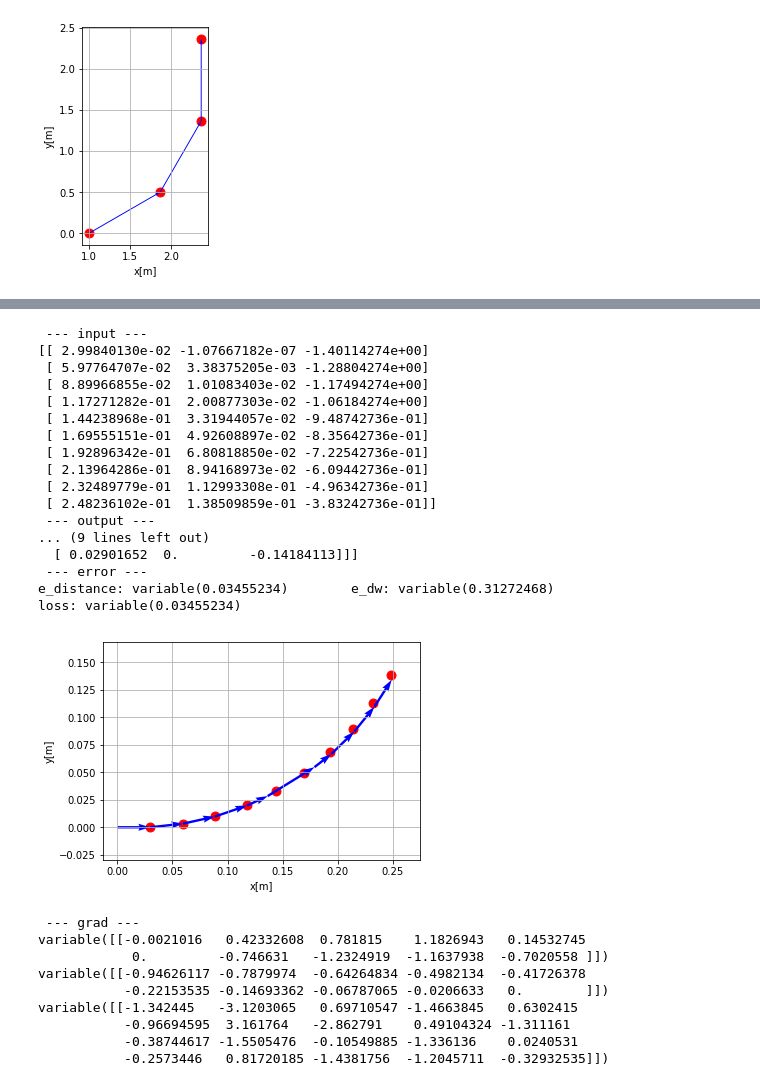
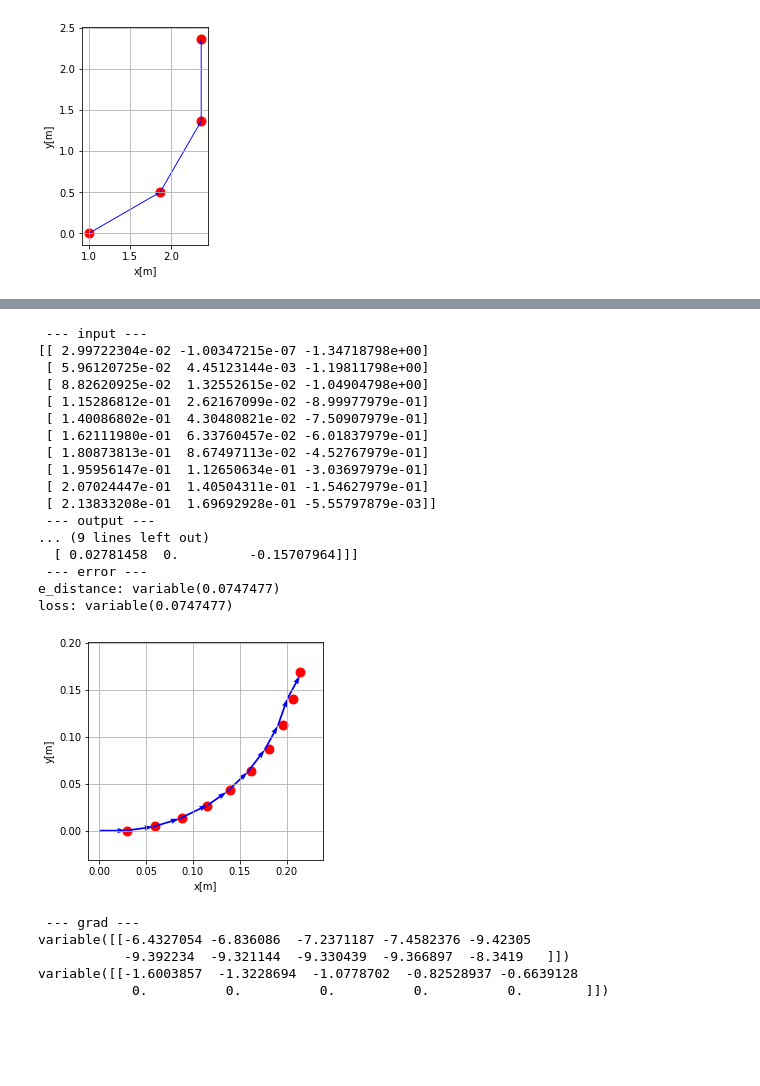
Before and after one commit to yotaseki/ROS-Cart, a Jupyter notebook: script/Train.ipynb, the cells around one changed output, grey strips where cells are left out. Drawn from its saved outputs; the diff is of its cells as text; code cells hidden in the pictures; blank space fills up the shorter version.

Commit message:
terminal cost

```diff
--- a/script/Train.ipynb
+++ b/script/Train.ipynb
@@ -277,22 +278,23 @@ def loss_function(y, y_true,disp_loss=0):
     dmesg = ''
     z_true = y_true
     z_oplus = calc_oplus(y)
-    # distance
+    # distance - stage cost
     e_distance = error_squares(z_oplus[0],z_true[0])
-    for i in range(1,DATA_NUM_WAYPOINTS):
+    for i in range(1,DATA_NUM_WAYPOINTS-1):
         e_distance = e_distance + error_squares(z_oplus[i],z_true[i])
+    # distance - terminal cost
+    e_distance = e_distance + 10 * error_squares(z_oplus[-1],z_true[-1])
     dmesg = dmesg + 'e_distance: ' + str(e_distance) + '\t'
     '''
     e_diff_v = error_diff_v(y[0,0],y[0,1])
     for i in range(2,DATA_NUM_STEP):
         e_diff_v = e_diff_v + error_diff_v(y[0,i-1],y[0,i])
     dmesg = dmesg + 'e_dv: ' + str(e_diff_v) + '\t'
-    '''
     e_diff_w = error_diff_v(y[0,0],y[0,1])
     for i in range(2,DATA_NUM_STEP):
         e_diff_w = e_diff_w + error_diff_w(y[0,i-1],y[0,i])
     dmesg = dmesg + 'e_dw: ' + str(e_diff_w) + '\t'
-
+    '''
     loss = (1 * e_distance)
     #loss = loss + (1 * e_lim_w)
     #loss = loss + (1 * e_lim_v)
@@ -351,10 +351,16 @@ def train(model,X,epoch=10):
     plt.text(len(AvgLoss)-1, AvgLoss[-1],str(AvgLoss[-1]),ha='center',va='top' )
     return model, fig
 # %%
-EPOCH = 5
+EPOCH = 10
 model = Generator(DATA_NUM_WAYPOINTS,DATA_NUM_STEP)
 start_time = '{0:%Y/%m/%d %H:%M:%S}'.format(datetime.datetime.now())
-model, fig = train(model,X_train,epoch=EPOCH)
+if settings.gpu_index >= 0:
+    cuda.cupy.cuda.Device(settings.gpu_index).use()
+    model.to_gpu(settings.gpu_index)
+opt = optimizers.Adam()
+opt.setup(model)
+model,fig = train(model,opt,X_train,epoch=EPOCH)
+model,fig = train(model,opt,X_train,epoch=EPOCH,clipping=1)
 finish_time = '{0:%Y/%m/%d %H:%M:%S}'.format(datetime.datetime.now())
 print('start:',start_time)
 print('finish:',finish_time)
@@ -414,69 +432,65 @@ x_test = xp.array(
     , dtype = xp.float32)
 '''
 x = xp.ravel(x_test[:,0:2])
-x = Variable(xp.array([x],dtype=xp.float32))
+x = xp.array([x],dtype=xp.float32)
 y_v,y_w = model(x)
 # clip
 v_limit = DATA_MAX_V_STEP
 w_limit = DATA_MAX_W_STEP
-v = F.clip(y_v,-v_limit,v_limit)
+v = F.clip(y_v,0.0,v_limit)
 w = F.clip(y_w,-w_limit,w_limit)
 # zero-padding
 pad = Variable(xp.zeros((1,DATA_NUM_STEP),dtype=xp.float32))
 y_pad = F.stack((v,pad,w),axis=2)
 print(' --- input --- ')
 print(x_test)
 print(' --- output --- ')
 print(y_pad.data)
 # loss
+print(' --- error --- ')
+loss = loss_function(y_pad, x_test, disp_loss=1)
+print('loss:',loss)
 z_true = x_test
 z = y_pad[0,0]
-print(' --- error --- ')
 Z = xp.array([([0,0,0]),(z.data)],dtype='float32')
 for step in range(1,DATA_NUM_STEP):
     z = oplus(z,y_pad[0,step])
     Z = xp.vstack((Z,z.data))
-loss = loss_function(y_pad, x_test, disp_loss=1)
-print('loss:',loss)
-# print(' --- trajectory --- ')
-# print(Z)
-# print(z_true.shape)
+#print(' --- trajectory --- ')
+#print(Z)
+#print(z_true.shape)
 fig = plot_path(Z,z_true)
 print(' --- grad --- ')
 v_grad = chainer.grad( (loss,), (y_v,) )[0]
 print(v_grad)
 w_grad = chainer.grad( (loss,), (y_w,) )[0]
 print(w_grad)
-x_grad = chainer.grad( (loss,), (x,) )[0]
-print(x_grad)
+#x_grad = chainer.grad( (loss,), (x,) )[0]
+#print(x_grad)
 # %% [output]
  --- input ---
-[[ 2.99840130e-02 -1.07667182e-07 -1.40114274e+00]
- [ 5.97764707e-02  3.38375205e-03 -1.28804274e+00]
- [ 8.89966855e-02  1.01083403e-02 -1.17494274e+00]
- [ 1.17271282e-01  2.00877303e-02 -1.06184274e+00]
- [ 1.44238968e-01  3.31944057e-02 -9.48742736e-01]
- [ 1.69555151e-01  4.92608897e-02 -8.35642736e-01]
- [ 1.92896342e-01  6.80818850e-02 -7.22542736e-01]
- [ 2.13964286e-01  8.94168973e-02 -6.09442736e-01]
- [ 2.32489779e-01  1.12993308e-01 -4.96342736e-01]
- [ 2.48236102e-01  1.38509859e-01 -3.83242736e-01]]
+[[ 2.99722304e-02 -1.00347215e-07 -1.34718798e+00]
+ [ 5.96120725e-02  4.45123144e-03 -1.19811798e+00]
+ [ 8.82620925e-02  1.32552615e-02 -1.04904798e+00]
+ [ 1.15286812e-01  2.62167099e-02 -8.99977979e-01]
+ [ 1.40086802e-01  4.30480821e-02 -7.50907979e-01]
+ [ 1.62111980e-01  6.33760457e-02 -6.01837979e-01]
+ [ 1.80873813e-01  8.67497113e-02 -4.52767979e-01]
+ [ 1.95956147e-01  1.12650634e-01 -3.03697979e-01]
+ [ 2.07024447e-01  1.40504311e-01 -1.54627979e-01]
+ [ 2.13833208e-01  1.69692928e-01 -5.55797879e-03]]
  --- output ---
 ... (9 lines left out)
-  [ 0.02901652  0.         -0.14184113]]]
+  [ 0.02781458  0.         -0.15707964]]]
  --- error ---
-e_distance: variable(0.03455234)        e_dw: variable(0.31272468)
-loss: variable(0.03455234)
+e_distance: variable(0.0747477)
+loss: variable(0.0747477)
-[figure, old version]
+[figure, new version]
  --- grad ---
-variable([[-0.0021016   0.42332608  0.781815    1.1826943   0.14532745
-            0.         -0.746631   -1.2324919  -1.1637938  -0.7020558 ]])
-variable([[-0.94626117 -0.7879974  -0.64264834 -0.4982134  -0.41726378
-           -0.22153535 -0.14693362 -0.06787065 -0.0206633   0.        ]])
-variable([[-1.342445   -3.1203065   0.69710547 -1.4663845   0.6302415
-           -0.96694595  3.161764   -2.862791    0.49104324 -1.311161
-           -0.38744617 -1.5505476  -0.10549885 -1.336136    0.0240531
-           -0.2573446   0.81720185 -1.4381756  -1.2045711  -0.32932535]])
+variable([[-6.4327054 -6.836086  -7.2371187 -7.4582376 -9.42305
+           -9.392234  -9.321144  -9.330439  -9.366897  -8.3419   ]])
+variable([[-1.6003857  -1.3228694  -1.0778702  -0.82528937 -0.6639128
+            0.          0.          0.          0.          0.        ]])
 # %%
 for i in range(10):
     rand_rad = xp.random.rand()*(2*DATA_W_STEP)-DATA_W_STEP # -36 ~ 36 m/step
```
Also changed, not shown: parts of 8 cells of this notebook, 1 other file.
